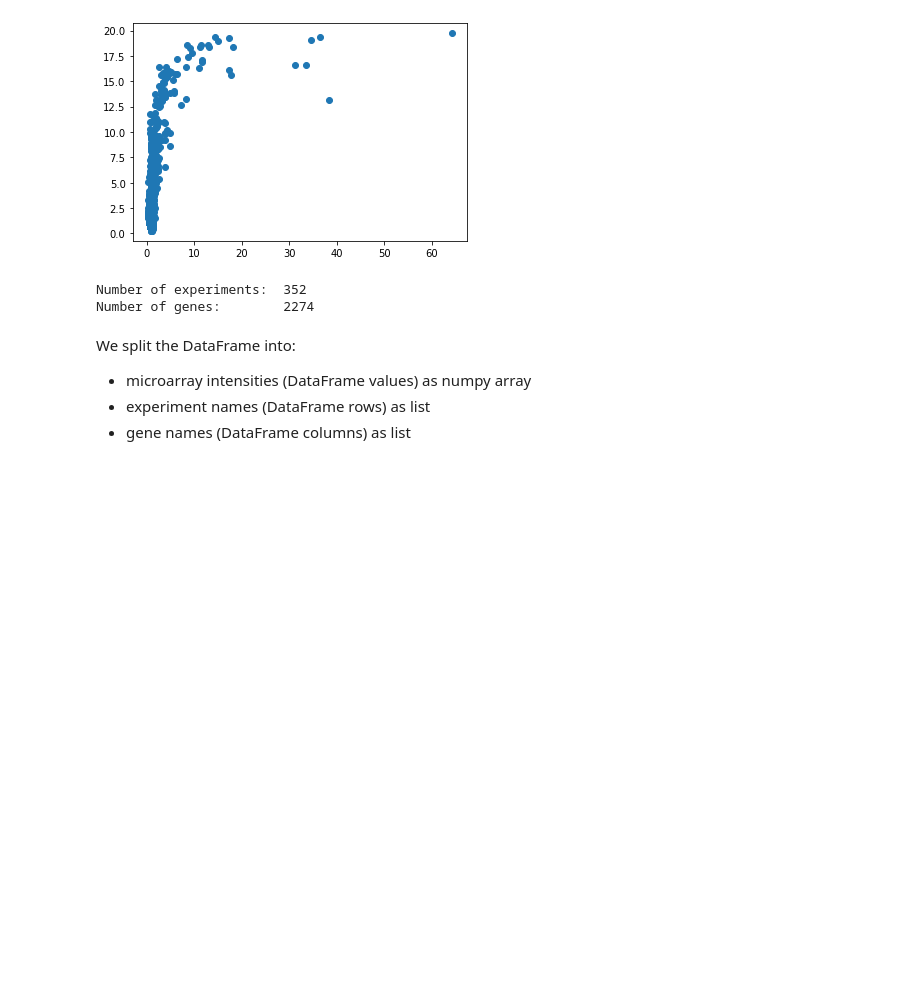
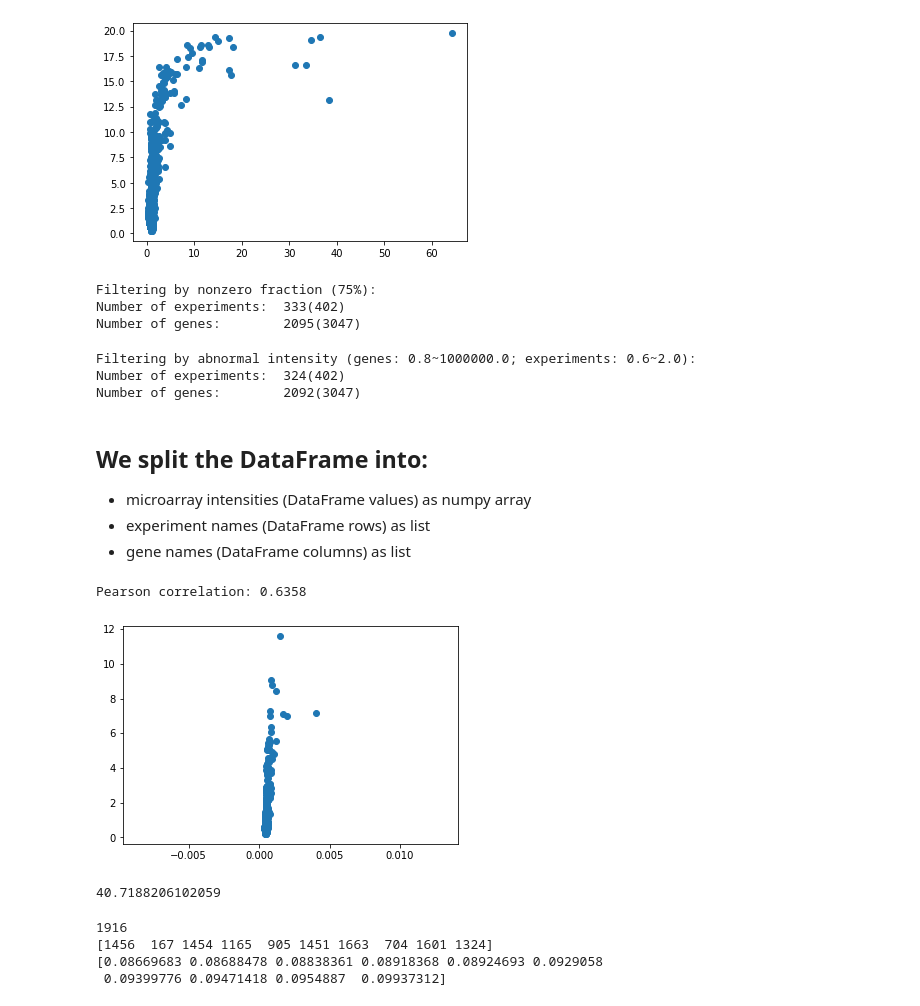
Before and after one commit to afilipch/afp, a Jupyter notebook: jupyter_projects/microarrays.ipynb, the cells around one changed output. Drawn from its saved outputs; the diff is of its cells as text; code cells hidden in the pictures; blank space fills up the shorter version.

```diff
--- a/jupyter_projects/microarrays.ipynb
+++ b/jupyter_projects/microarrays.ipynb
@@ -83,30 +89,63 @@ plt.scatter(gene_means, gene_variations);
 # %% [output]
 Pearson correlation: 0.5472
 [figure]
+# %%
+FRACTION_ZEROS = 0.25
+def filter_fraction_zeros(mylist):
+    return count_zeros(mylist) <= FRACTION_ZEROS
+
+central_df = df.loc[:, df.apply(filter_fraction_zeros, axis=0)]
+central_df = central_df.loc[central_df.apply(filter_fraction_zeros, axis=1)]
+
+print("Filtering by nonzero fraction (%d%%):\nNumber of experiments:\t%d(%d)\nNumber of genes:\t%d(%d)"
+      % ((1- FRACTION_ZEROS)*100, central_df.shape[0], df.shape[0], central_df.shape[1], df.shape[1]))
+# %% [output]
+Filtering by nonzero fraction (75%):
+Number of experiments:  333(402)
+Number of genes:        2095(3047)
 # %%
-GENES_MIN_MEAN = 0.8
-GENES_MAX_MEAN = 1000000
-
+GENES_MEAN_RANGE = 0.8, 1000000
 def filter_genes_mean(mylist):
     mymean = np.mean(mylist)
-    return(mymean >= GENES_MIN_MEAN and mymean <= GENES_MAX_MEAN)
+    return(mymean >= GENES_MEAN_RANGE[0] and mymean <= GENES_MEAN_RANGE[1])
 
 
-EXP_MIN_MEAN = 0.6
-EXP_MAX_MEAN = 2
-
+EXP_MEAN_RANGE = 0.6, 2
 def filter_exp_mean(mylist):
     mymean = np.mean(mylist)
-    return(mymean >= EXP_MIN_MEAN and mymean <= EXP_MAX_MEAN)
+    return(EXP_MEAN_RANGE[0] and mymean <= EXP_MEAN_RANGE[1])
 
-central_df = df.loc[:, df.apply(filter_genes_mean, axis=0)]
-central_df = central_df.loc[central_df.apply(filter_exp_mean, axis=1)]
-print("Number of experiments:\t%d\nNumber of genes:\t%d" % central_df.shape)
+central_df = central_df.loc[:, central_df.apply(filter_genes_mean, axis=0)]
+central_df =  central_df.loc[central_df.apply(filter_exp_mean, axis=1)]
+to_format = list(GENES_MEAN_RANGE) + list(EXP_MEAN_RANGE) + [central_df.shape[0], df.shape[0], central_df.shape[1], df.shape[1]]
+print("Filtering by abnormal intensity (genes: %1.1f~%1.1f; experiments: %1.1f~%1.1f):\nNumber of experiments:\t%d(%d)\nNumber of genes:\t%d(%d)"
+      % tuple(to_format))
 # %% [output]
-Number of experiments:  352
-Number of genes:        2274
+Filtering by abnormal intensity (genes: 0.8~1000000.0; experiments: 0.6~2.0):
+Number of experiments:  324(402)
+Number of genes:        2092(3047)
 # %% [markdown]
-We split the DataFrame into:
+## We split the DataFrame into:
 * microarray intensities (DataFrame values) as numpy array
 * experiment names (DataFrame rows) as list
 * gene names (DataFrame columns) as list
+# %%
+data = central_df.to_numpy()
+cond_names = list(central_df.index.values)
+gene_names = list(central_df.columns.values)
+# %%
+def normalize_to_sum(l):
+    norma = sum(l)
+    return [x/norma for x in l]
+
+data = np.apply_along_axis( normalize_to_sum, axis=1, arr=data )
+
+gene_variations = scs.variation(data, axis=0)
+gene_means = data.mean(axis=0)
+
+
+print("Pearson correlation: %1.4f" % scs.pearsonr(gene_means, gene_variations)[0])
+plt.scatter(gene_means, gene_variations);
+# %% [output]
+Pearson correlation: 0.6358
+[figure, added]
@@ -112,0 +155,18 @@ We split the DataFrame into:
+# %%
+model = NMF(n_components=120, verbose=False)
+W = model.fit_transform(data)
+print(model.reconstruction_err_)
+# %% [output]
+40.7188206102059
+# %%
+top = 10
+a = model.components_[41]
+indices = a.argsort()[-top:]
+print(len([x for x in a if x<=0.05]))
+print(indices)
+print(a[indices])
+# %% [output]
+1916
+[1456  167 1454 1165  905 1451 1663  704 1601 1324]
+[0.08669683 0.08688478 0.08838361 0.08918368 0.08924693 0.0929058
+ 0.09399776 0.09471418 0.0954887  0.09937312]
```
Also changed, not shown: parts of 5 cells of this notebook, 2 other files.
